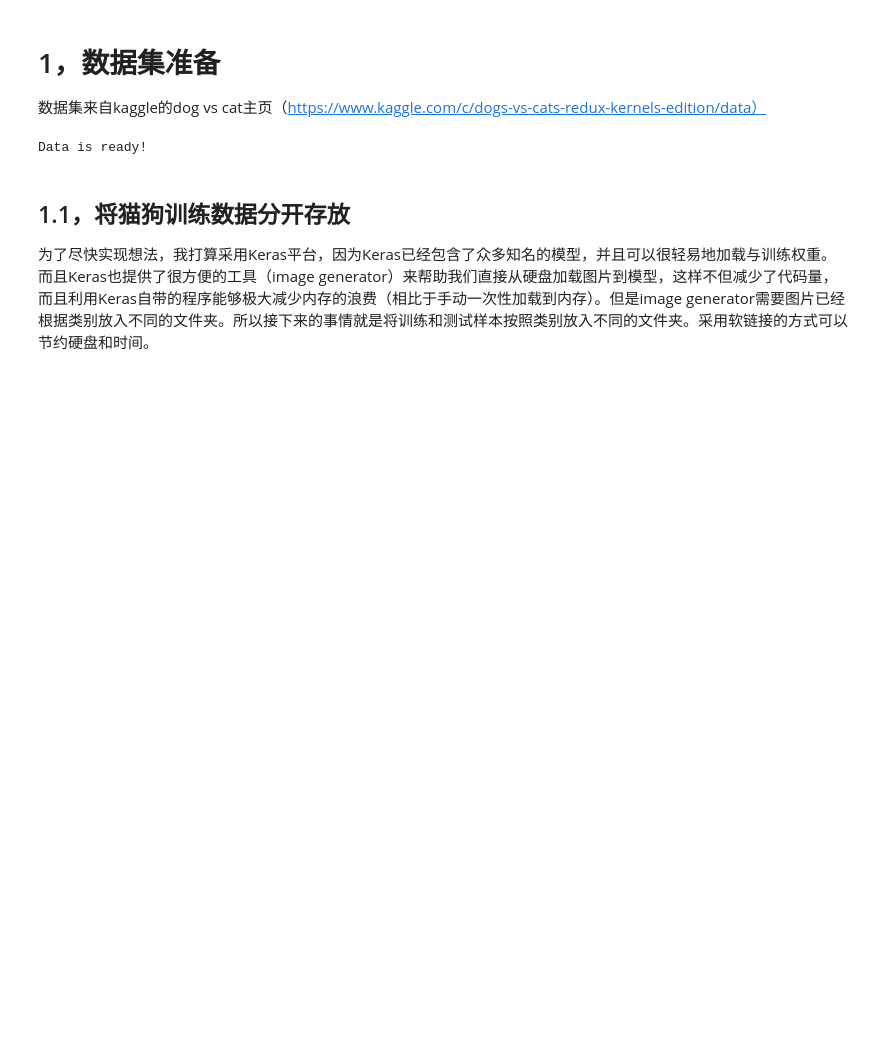
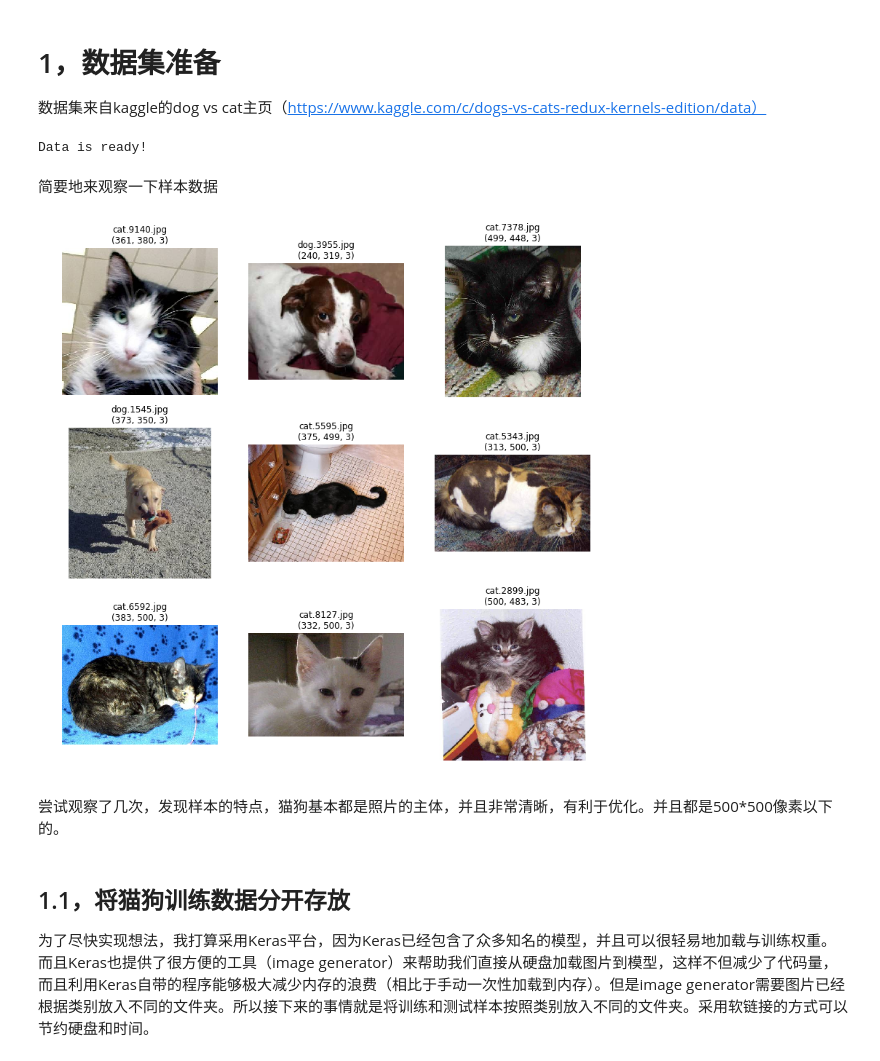
Before and after one commit to rikichou/final, a Jupyter notebook: dog_vs_cat.ipynb, the cells around one changed output. Saved outputs shown, nothing was run; the diff lists cells and outputs as text; code cells hidden in the pictures; blank space fills up the shorter version.

```diff
--- a/dog_vs_cat.ipynb
+++ b/dog_vs_cat.ipynb
@@ -46,3 +46,5 @@ if not isdir(data_path + test_dir_name):
 print ("Data is ready!")
 # %% [output]
 Data is ready!
+# %% [markdown]
+简要地来观察一下样本数据
@@ -49,3 +58,27 @@ Data is ready!
+# %%
+import matplotlib.pyplot as plt
+import cv2
+import numpy as np
+%matplotlib inline
+
+dis_list = np.random.randint(len(train_filenames), size=(9))
+dis_list = [train_filenames[index] for index in dis_list]
+
+plt.figure(1, figsize=(13, 13))
+
+for i,filename in enumerate(dis_list):
+    image = cv2.imread('train/'+str(filename))
+    image = cv2.cvtColor(image,cv2.COLOR_BGR2RGB)
+    ax1=plt.subplot(3,3,i+1)
+    plt.imshow(image)
+    plt.axis("off")
+    plt.title(filename + "\n" + str(image.shape))
+
+plt.show()
+# %% [output]
+[figure, added]
+# %% [markdown]
+尝试观察了几次，发现样本的特点，猫狗基本都是照片的主体，并且非常清晰，有利于优化。并且都是500*500像素以下的。
 # %% [markdown]
 ## 1.1，将猫狗训练数据分开存放
 
```
Also changed, not shown: parts of 26 cells of this notebook.
